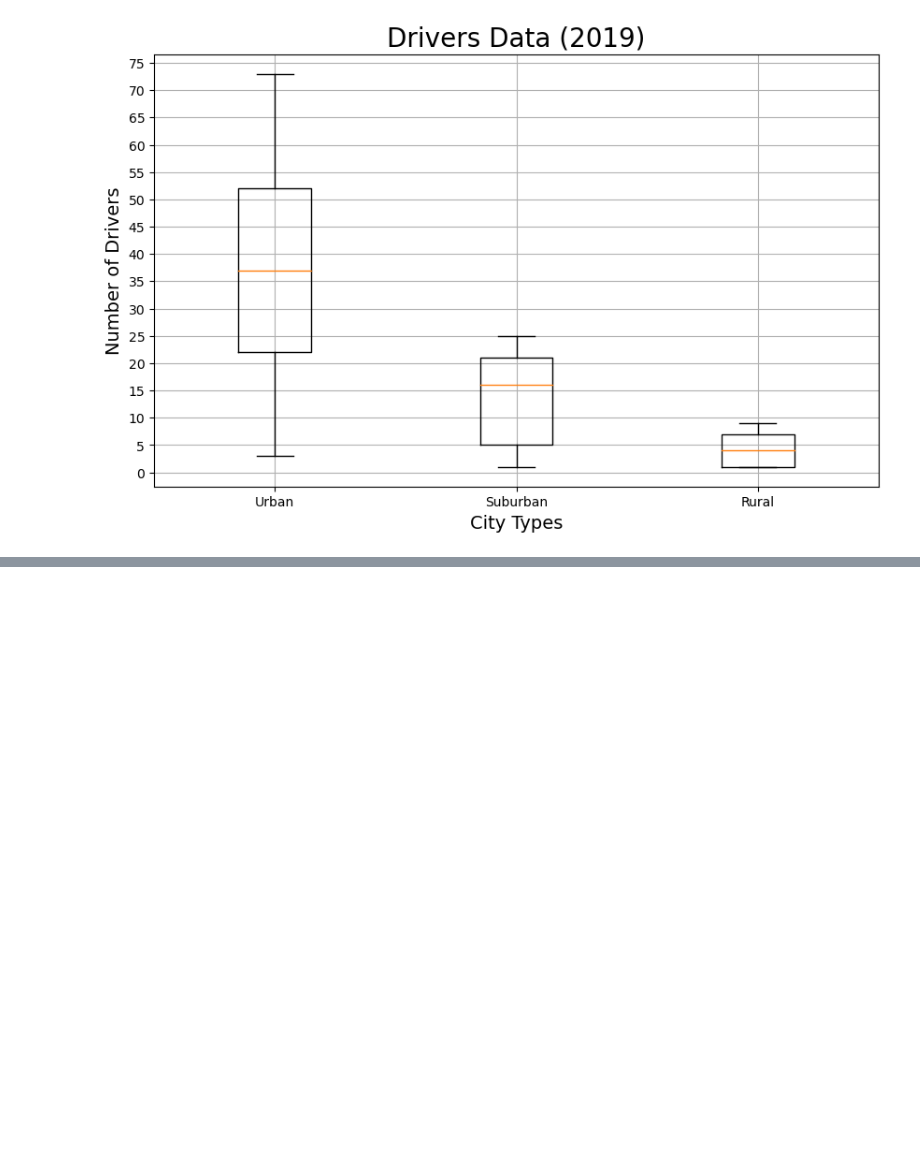
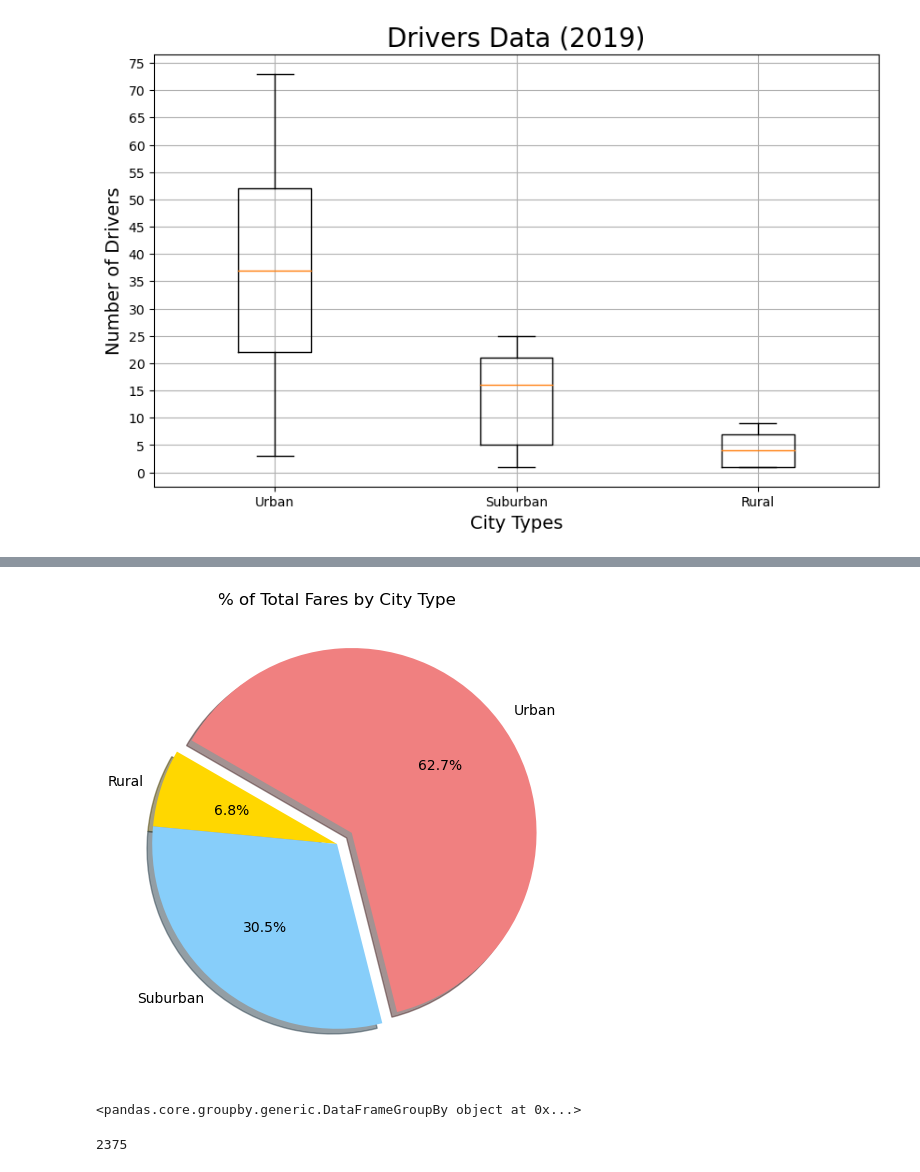
Before and after one commit to mwehner2022/PyBer_Analysis, a Jupyter notebook: PyBer.ipynb, the cells around one changed output, grey strips where cells are left out. Drawn from its saved outputs; the diff is of its cells as text; code cells hidden in the pictures; blank space fills up the shorter version.

```diff
--- a/PyBer.ipynb
+++ b/PyBer.ipynb
@@ -930,0 +963,30 @@ plt.show()
+# %%
+# Import mpl to change the plot configurations using rcParams.
+import matplotlib as mpl
+# Build Pie Chart
+plt.subplots(figsize=(10, 6))
+plt.pie(type_percents,
+    labels=["Rural", "Suburban", "Urban"],
+    colors=["gold", "lightskyblue", "lightcoral"],
+    explode=[0, 0, 0.1],
+    autopct='%1.1f%%',
+    shadow=True, startangle=150)
+plt.title("% of Total Fares by City Type")
+# Change the default font size from 10 to 14.
+mpl.rcParams['font.size'] = 14
+# Save Figure
+plt.savefig("analysis/Fig5.png")
+# Show Figure
+plt.show()
+# %% [output]
+[figure, added]
+# %%
+#Use groupby() on the pyber_data_df DataFrame and group by the type of city column
+pyber_data_df.groupby(["type"])
+# %% [output]
+<pandas.core.groupby.generic.DataFrameGroupBy object at 0x...>
+# %%
+#get the Series with the total number of rides for each city type:
+pyber_data_df["ride_id"].count()
+# %% [output]
+2375
```
Also changed, not shown: parts of 8 cells of this notebook, 2 other files.
